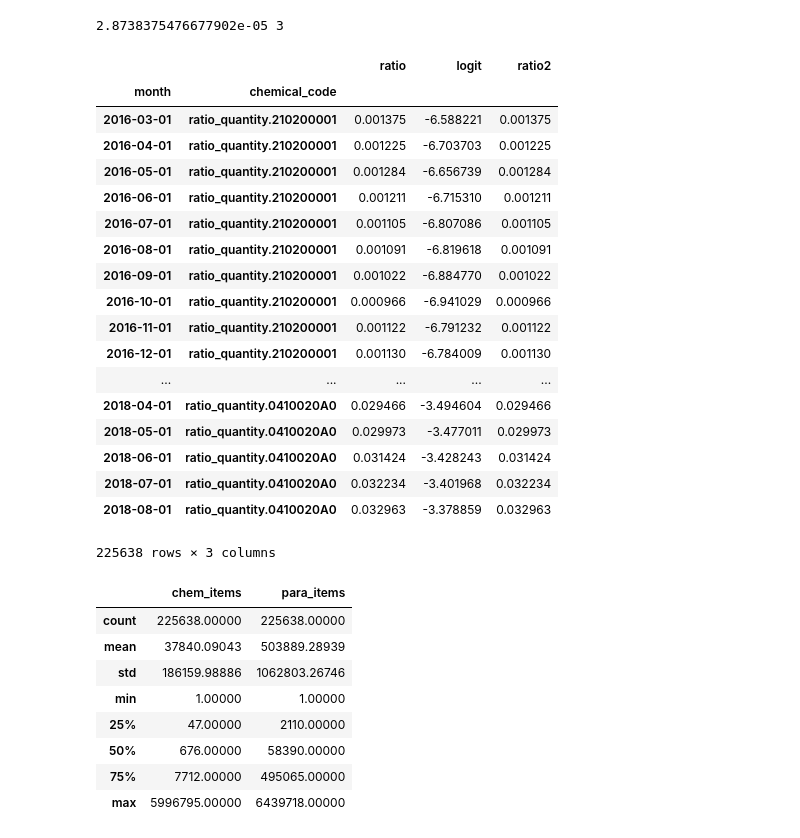
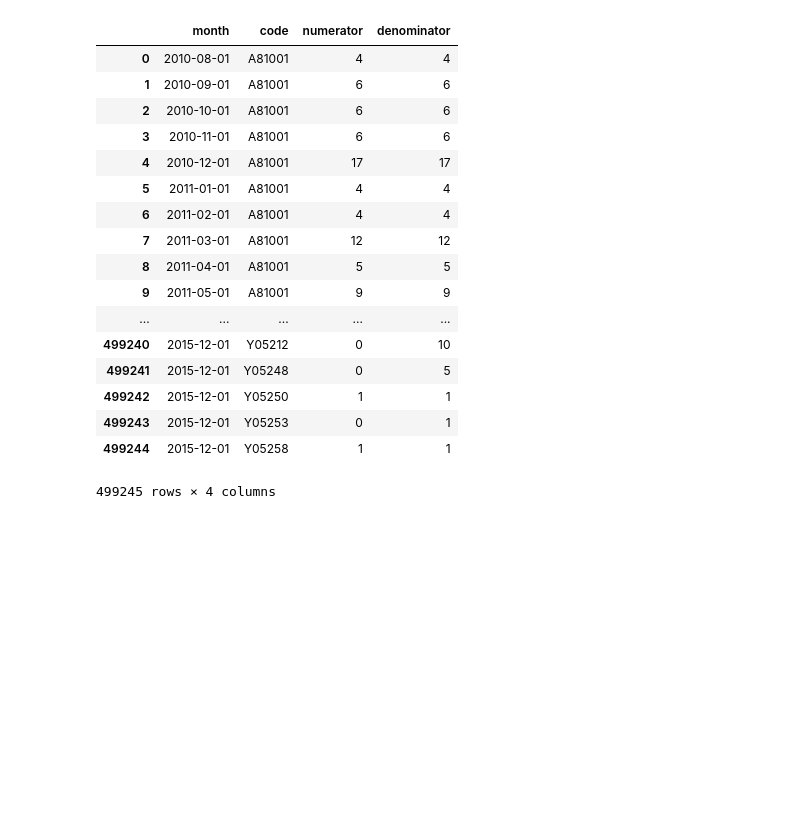
Before and after one commit to ebmdatalab/change_detection, a Jupyter notebook: change_speed_metrics.ipynb, the cells around one changed output. Drawn from its saved outputs; the diff is of its cells as text; code cells hidden in the pictures; blank space fills up the shorter version.

```diff
--- a/change_speed_metrics.ipynb
+++ b/change_speed_metrics.ipynb
@@ -28,49 +30,30 @@ x.detect_change()
 | 0103040M0 | 5 | 3 | 3 | 3.0 | 3.0 | ... |
 | 0103050E0 | 2 | 3 | 3 | 25.0 | 25.0 | ... |
 | 0103050L0 | 2 | 6 | 6 | 6.0 | 6.0 | ... |
-# %%
-import time
-tic = time.clock()
-toc = time.clock()
-print(round(toc - tic,3))
-# %% [output]
-2.8738375476677902e-05 3
-# %%
-from scipy.special import logit as logit
-from scipy.special import expit as expit
-chem_para['logit'] = logit(chem_para['ratio'])
-chem_para['ratio2'] = expit(chem_para['logit'])
-chem_para#.loc[(chem_para['ratio']==0)]
-# %% [output]
-|  |  | ratio | logit | ratio2 |
-| month | chemical_code |  |  |  |
-| 2016-03-01 | ratio_quantity.210200001 | 0.001375 | -6.588221 | 0.001375 |
-| 2016-04-01 | ratio_quantity.210200001 | 0.001225 | -6.703703 | 0.001225 |
-| 2016-05-01 | ratio_quantity.210200001 | 0.001284 | -6.656739 | 0.001284 |
-| 2016-06-01 | ratio_quantity.210200001 | 0.001211 | -6.715310 | 0.001211 |
-| 2016-07-01 | ratio_quantity.210200001 | 0.001105 | -6.807086 | 0.001105 |
-| 2016-08-01 | ratio_quantity.210200001 | 0.001091 | -6.819618 | 0.001091 |
-| 2016-09-01 | ratio_quantity.210200001 | 0.001022 | -6.884770 | 0.001022 |
-| 2016-10-01 | ratio_quantity.210200001 | 0.000966 | -6.941029 | 0.000966 |
-| 2016-11-01 | ratio_quantity.210200001 | 0.001122 | -6.791232 | 0.001122 |
-| 2016-12-01 | ratio_quantity.210200001 | 0.001130 | -6.784009 | 0.001130 |
-| ... | ... | ... | ... | ... |
-| 2018-04-01 | ratio_quantity.0410020A0 | 0.029466 | -3.494604 | 0.029466 |
-| 2018-05-01 | ratio_quantity.0410020A0 | 0.029973 | -3.477011 | 0.029973 |
-| 2018-06-01 | ratio_quantity.0410020A0 | 0.031424 | -3.428243 | 0.031424 |
-| 2018-07-01 | ratio_quantity.0410020A0 | 0.032234 | -3.401968 | 0.032234 |
-| 2018-08-01 | ratio_quantity.0410020A0 | 0.032963 | -3.378859 | 0.032963 |
-225638 rows × 3 columns
-# %%
-pd.set_option('display.float_format', lambda x: '%.5f' % x)
-chem_para_ratio.describe()
-# %% [output]
-|  | chem_items | para_items |
-| count | 225638.00000 | 225638.00000 |
-| mean | 37840.09043 | 503889.28939 |
-| std | 186159.98886 | 1062803.26746 |
-| min | 1.00000 | 1.00000 |
-| 25% | 47.00000 | 2110.00000 |
-| 50% | 676.00000 | 58390.00000 |
-| 75% | 7712.00000 | 495065.00000 |
-| max | 5996795.00000 | 6439718.00000 |
+# %%
+from ebmdatalab import bq
+name = 'desogestrel_measure'
+query = 'queries/' + name + '.sql'
+with open(query) as q:
+    query = q.read()
+
+bq.cached_read(query, csv_path='bq_cache.csv')#, index_col = 'month')
+# %% [output]
+|  | month | code | numerator | denominator |
+| 0 | 2010-08-01 | A81001 | 4 | 4 |
+| 1 | 2010-09-01 | A81001 | 6 | 6 |
+| 2 | 2010-10-01 | A81001 | 6 | 6 |
+| 3 | 2010-11-01 | A81001 | 6 | 6 |
+| 4 | 2010-12-01 | A81001 | 17 | 17 |
+| 5 | 2011-01-01 | A81001 | 4 | 4 |
+| 6 | 2011-02-01 | A81001 | 4 | 4 |
+| 7 | 2011-03-01 | A81001 | 12 | 12 |
+| 8 | 2011-04-01 | A81001 | 5 | 5 |
+| 9 | 2011-05-01 | A81001 | 9 | 9 |
+| ... | ... | ... | ... | ... |
+| 499240 | 2015-12-01 | Y05212 | 0 | 10 |
+| 499241 | 2015-12-01 | Y05248 | 0 | 5 |
+| 499242 | 2015-12-01 | Y05250 | 1 | 1 |
+| 499243 | 2015-12-01 | Y05253 | 0 | 1 |
+| 499244 | 2015-12-01 | Y05258 | 1 | 1 |
+499245 rows × 4 columns
```
Also changed, not shown: parts of 7 cells of this notebook, 6 other files.
